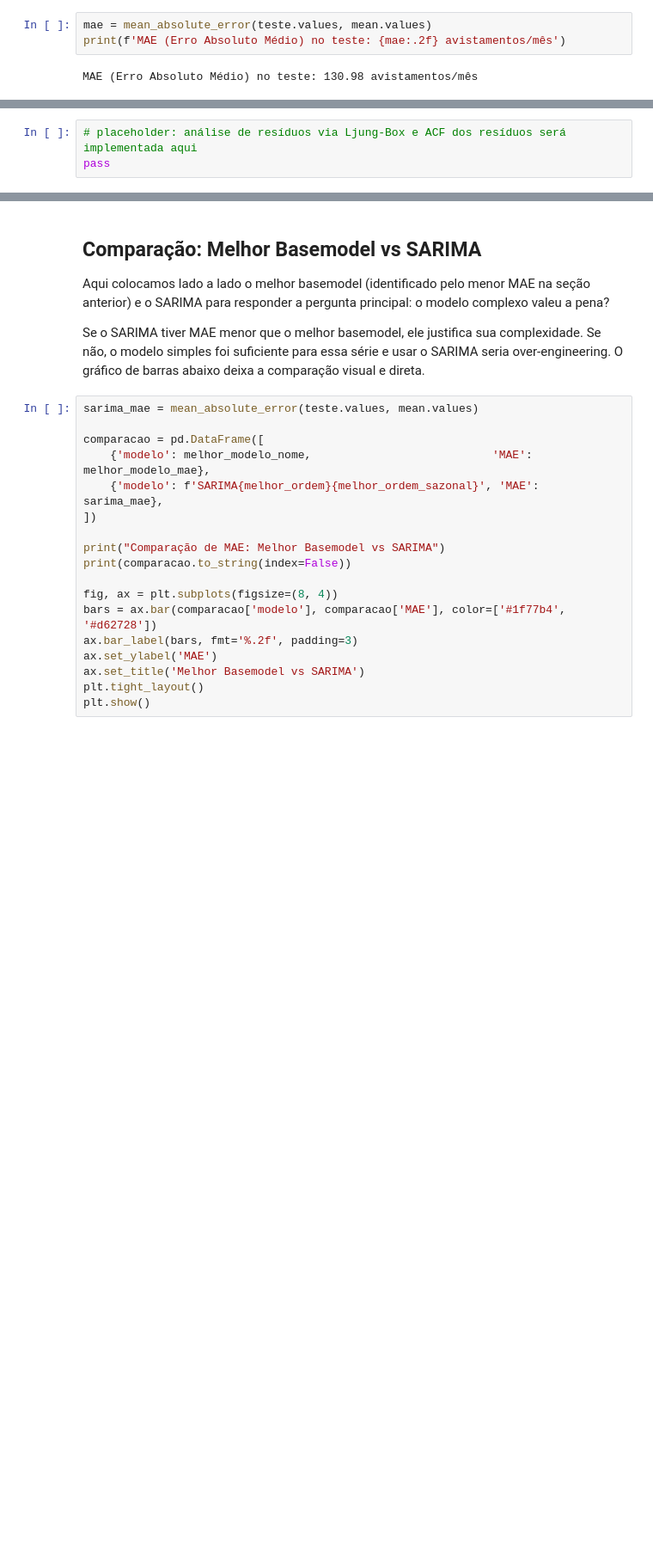
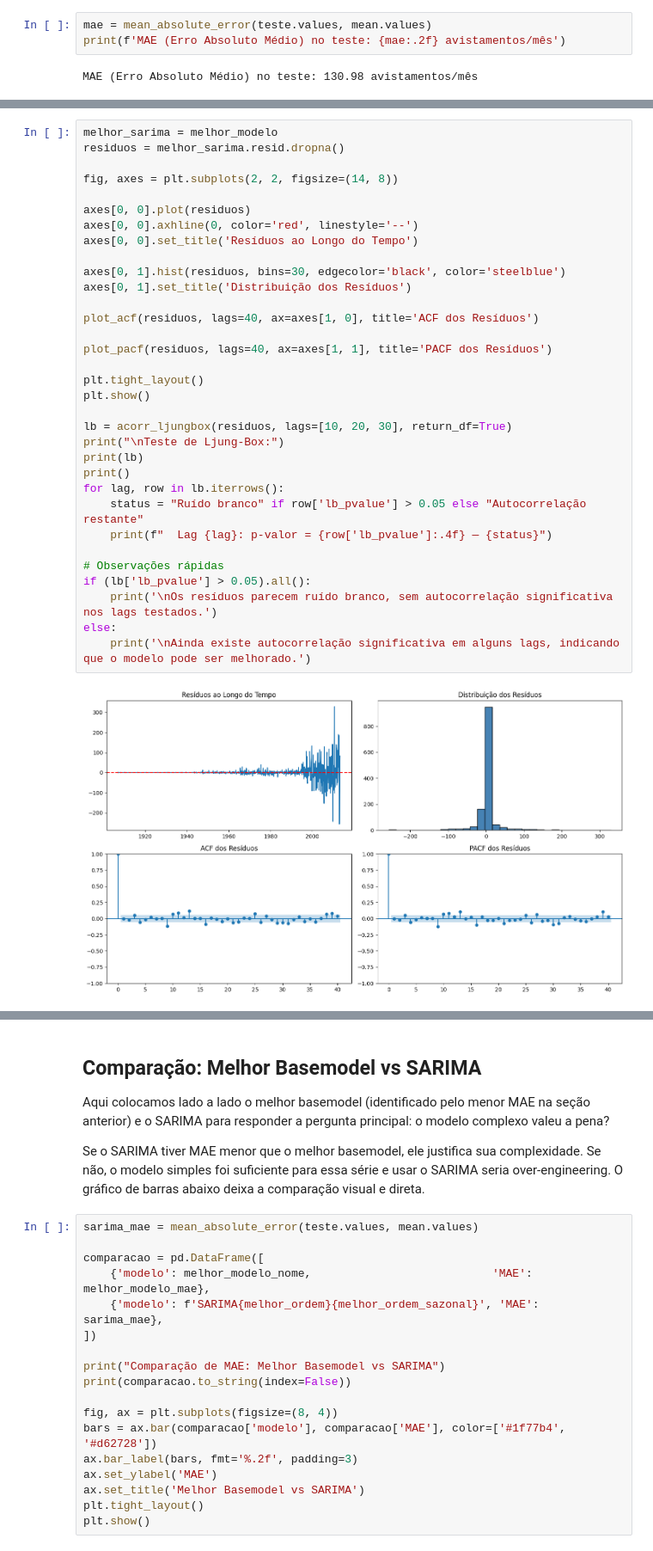
Before and after one commit to RafaelBarretoCruz/previsao-aliens, a Jupyter notebook: notebook.ipynb, the cells around one changed output, grey strips where cells are left out. Shown at 86% size. Drawn from its saved outputs; the diff is of its cells as text; blank space fills up the shorter version.

Commit message:
Rolling Forecast e ACF dos resíduos

```diff
--- a/notebook.ipynb
+++ b/notebook.ipynb
@@ -527,3 +542,35 @@ Se os resíduos não passarem nesses testes, significa que o SARIMA ainda está
-# %%
-# placeholder: análise de resíduos via Ljung-Box e ACF dos resíduos será implementada aqui
-pass
+# %%
+melhor_sarima = melhor_modelo
+residuos = melhor_sarima.resid.dropna()
+
+fig, axes = plt.subplots(2, 2, figsize=(14, 8))
+
+axes[0, 0].plot(residuos)
+axes[0, 0].axhline(0, color='red', linestyle='--')
+axes[0, 0].set_title('Resíduos ao Longo do Tempo')
+
+axes[0, 1].hist(residuos, bins=30, edgecolor='black', color='steelblue')
+axes[0, 1].set_title('Distribuição dos Resíduos')
+
+plot_acf(residuos, lags=40, ax=axes[1, 0], title='ACF dos Resíduos')
+
+plot_pacf(residuos, lags=40, ax=axes[1, 1], title='PACF dos Resíduos')
+
+plt.tight_layout()
+plt.show()
+
+lb = acorr_ljungbox(residuos, lags=[10, 20, 30], return_df=True)
+print("\nTeste de Ljung-Box:")
+print(lb)
+print()
+for lag, row in lb.iterrows():
+    status = "Ruído branco" if row['lb_pvalue'] > 0.05 else "Autocorrelação restante"
+    print(f"  Lag {lag}: p-valor = {row['lb_pvalue']:.4f} — {status}")
+
+# Observações rápidas
+if (lb['lb_pvalue'] > 0.05).all():
+    print('\nOs resíduos parecem ruído branco, sem autocorrelação significativa nos lags testados.')
+else:
+    print('\nAinda existe autocorrelação significativa em alguns lags, indicando que o modelo pode ser melhorado.')
+# %% [output]
+[figure, added]
```
Also changed, not shown: parts of 9 cells of this notebook.
